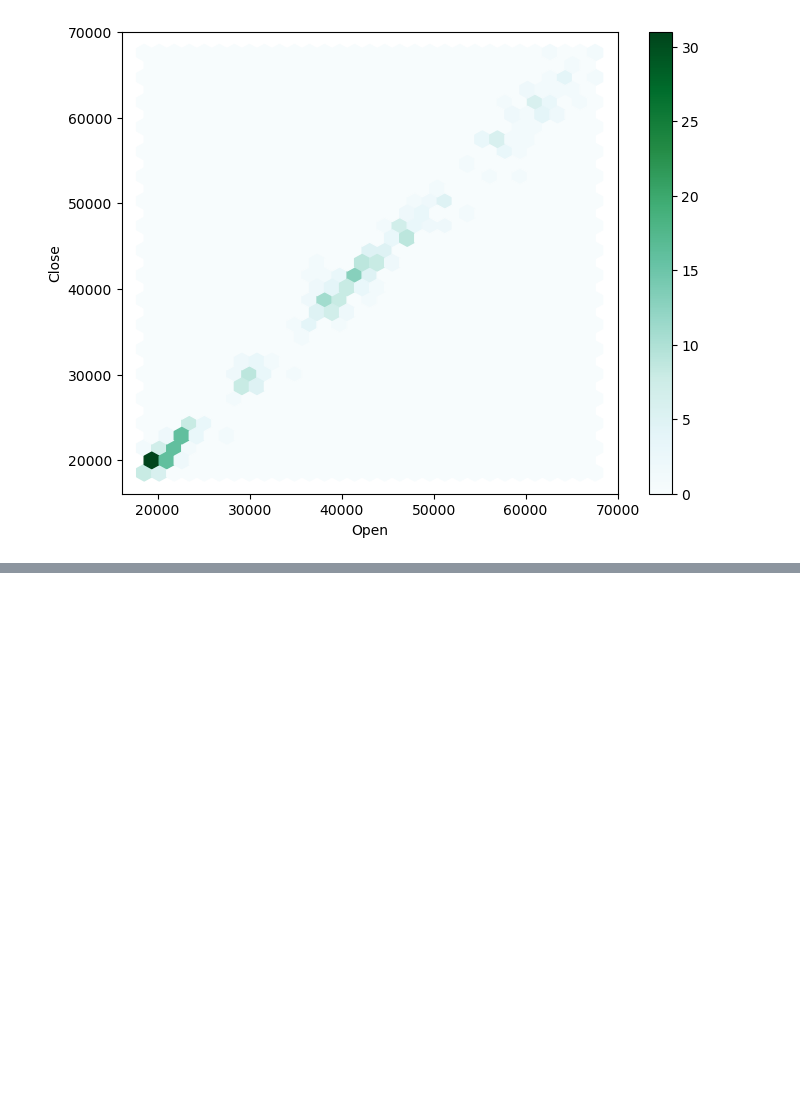
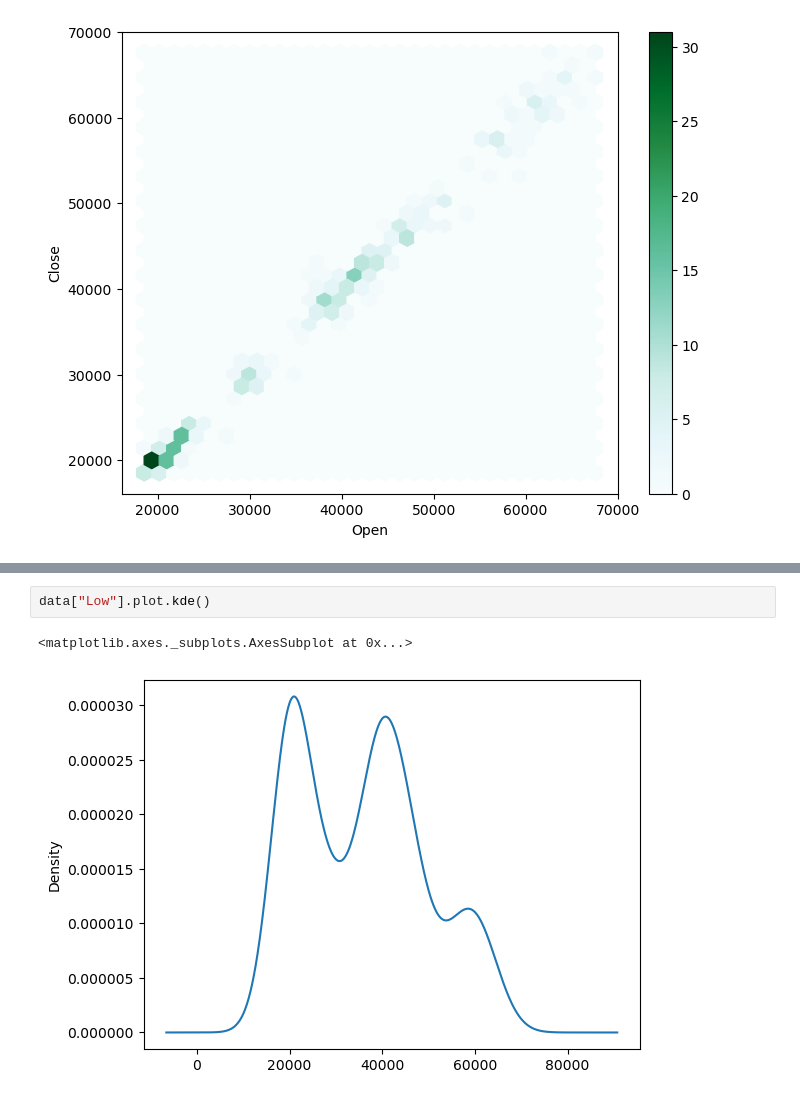
Before and after one commit to g3-reiten/scalable-backtesting-pipeline, a Jupyter notebook: notebooks/EDA_BTC-USD.ipynb, the cells around one changed output, grey strips where cells are left out. Cells and saved outputs as stored; diff of their text form; blank space fills up the shorter version.

```diff
--- a/notebooks/EDA_BTC-USD.ipynb
+++ b/notebooks/EDA_BTC-USD.ipynb
@@ -89,0 +102,5 @@ data.plot.hexbin(x='Open', y='Close',gridsize=30, figsize=(8,6))
+# %%
+data["Low"].plot.kde()
+# %% [output]
+<matplotlib.axes._subplots.AxesSubplot at 0x...>
+[figure, added]
```
Also changed, not shown: parts of 4 cells of this notebook.
